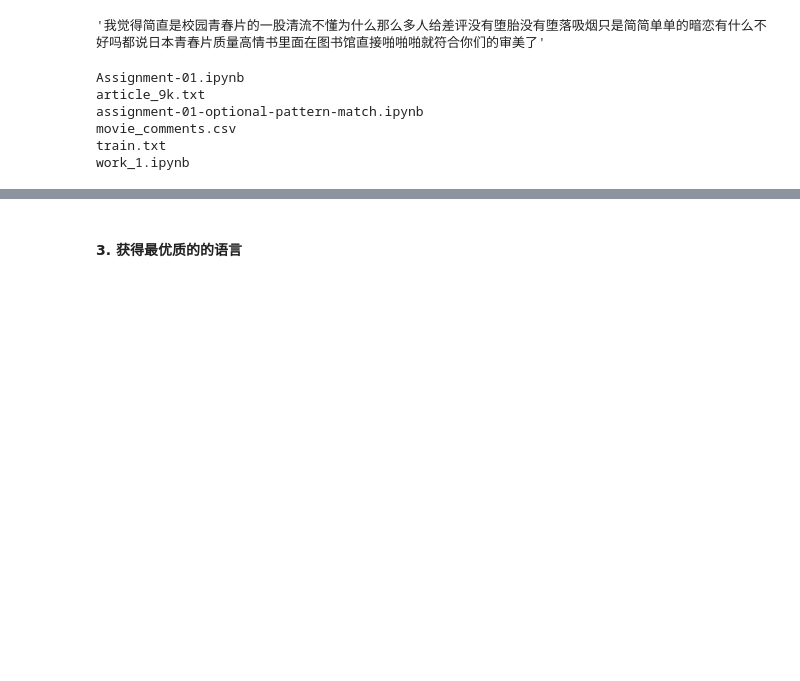
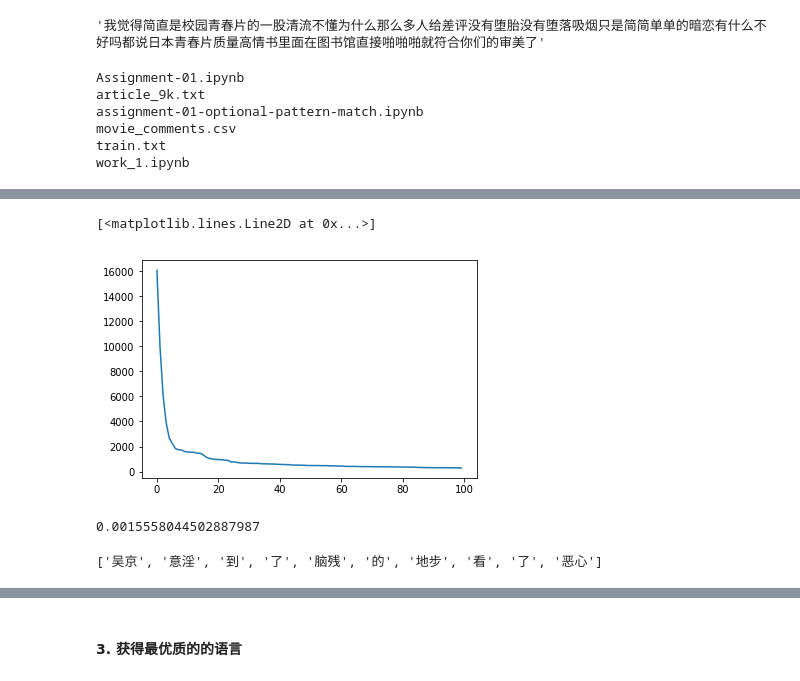
Before and after one commit to BlueCoffee-SG/nlp_work, a Jupyter notebook: lesson_one/Assignment-01.ipynb, the cells around one changed output, grey strips where cells are left out. Drawn from its saved outputs; the diff is of its cells as text; code cells hidden in the pictures; blank space fills up the shorter version.

```diff
--- a/lesson_one/Assignment-01.ipynb
+++ b/lesson_one/Assignment-01.ipynb
@@ -380,0 +395,8 @@ work_1.ipynb
+# %%
+for i, line in enumerate((open('article_9k.txt',encoding="utf-8"))):
+    if i % 100 == 0: print(i)
+
+    # replace 10000 with a big number when you do your homework.
+
+    if i > 10000: break
+    TOKEN += cut(line)
@@ -380,0 +421,2 @@ work_1.ipynb
+# %%
+words_count = Counter(TOKEN)
@@ -380,0 +443,4 @@ work_1.ipynb
+# %%
+frequiences = [f for w, f in words_count.most_common(100)]
+# %%
+x = [i for i in range(100)]
@@ -380,0 +451,5 @@ work_1.ipynb
+# %%
+plt.plot(x, frequiences)
+# %% [output]
+[<matplotlib.lines.Line2D at 0x...>]
+[figure, added]
@@ -380,0 +459,4 @@ work_1.ipynb
+# %%
+prob_1('导演')
+# %% [output]
+0.0015558044502887987
@@ -380,0 +465,4 @@ work_1.ipynb
+# %%
+TOKEN[:10]
+# %% [output]
+['吴京', '意淫', '到', '了', '脑残', '的', '地步', '看', '了', '恶心']
```
Also changed, not shown: parts of 17 cells of this notebook.
